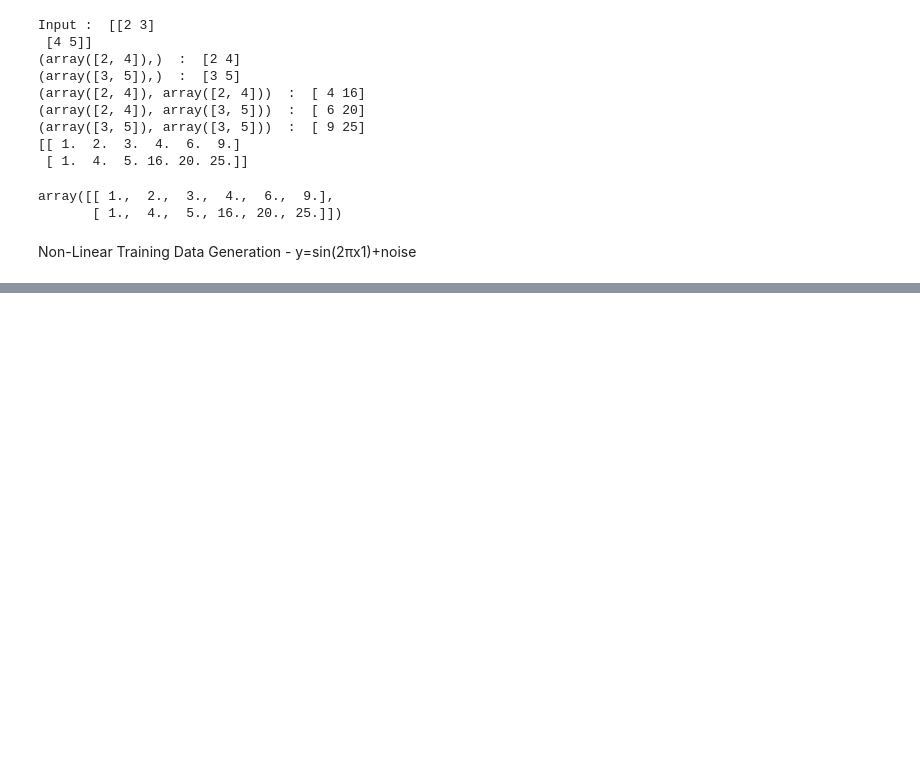
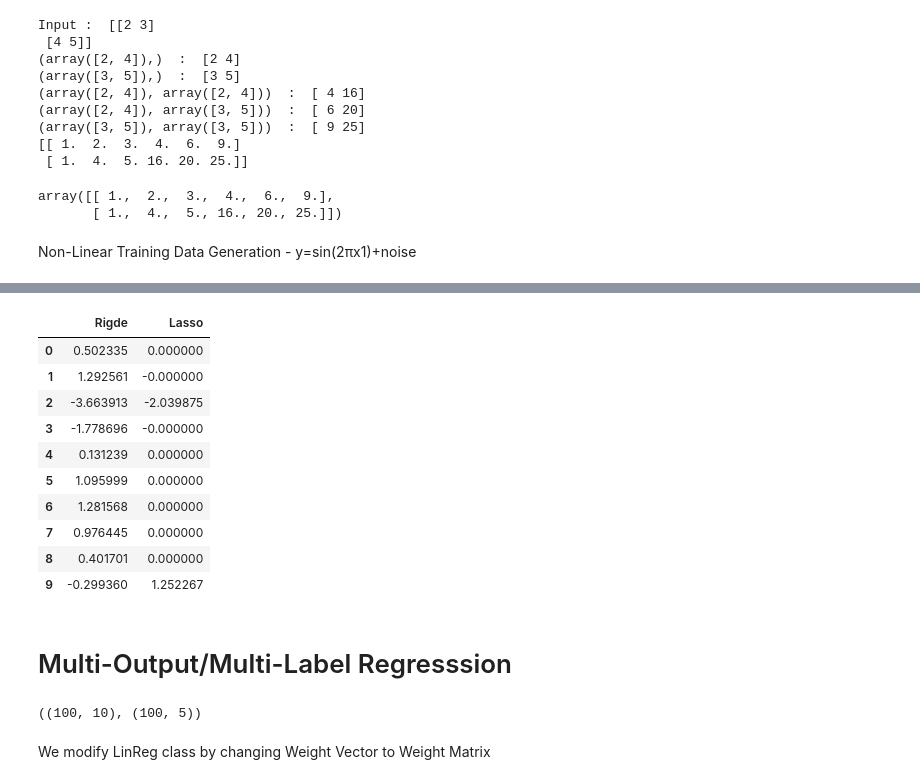
Before and after one commit to Pranav-Balakrishnan/Basic-Machine-Learning, a Jupyter notebook: Polynomial Regression.ipynb, the cells around one changed output, grey strips where cells are left out. Cells and saved outputs as stored; diff of their text form; code cells hidden in the pictures; blank space fills up the shorter version.

```diff
--- a/Polynomial Regression.ipynb
+++ b/Polynomial Regression.ipynb
@@ -192,0 +314,23 @@ visualize_model_fit(X,y,lin_reg,degree)
+# %%
+
+pd.DataFrame({'Rigde':lin_reg.w,'Lasso':lasso.coef_})
+# %% [output]
+|  | Rigde | Lasso |
+| 0 | 0.502335 | 0.000000 |
+| 1 | 1.292561 | -0.000000 |
+| 2 | -3.663913 | -2.039875 |
+| 3 | -1.778696 | -0.000000 |
+| 4 | 0.131239 | 0.000000 |
+| 5 | 1.095999 | 0.000000 |
+| 6 | 1.281568 | 0.000000 |
+| 7 | 0.976445 | 0.000000 |
+| 8 | 0.401701 | 0.000000 |
+| 9 | -0.299360 | 1.252267 |
+# %% [markdown]
+# Multi-Output/Multi-Label Regresssion
+# %%
+from sklearn.datasets import make_regression
+X,y,coef=make_regression(100,10,10,bias=1,n_targets=5,shuffle=True,coef=True)
+X.shape,y.shape
+# %% [output]
+((100, 10), (100, 5))
@@ -192,0 +345,2 @@ visualize_model_fit(X,y,lin_reg,degree)
+# %% [markdown]
+We modify LinReg class by changing Weight Vector to Weight Matrix
```
Also changed, not shown: parts of 16 cells of this notebook.
